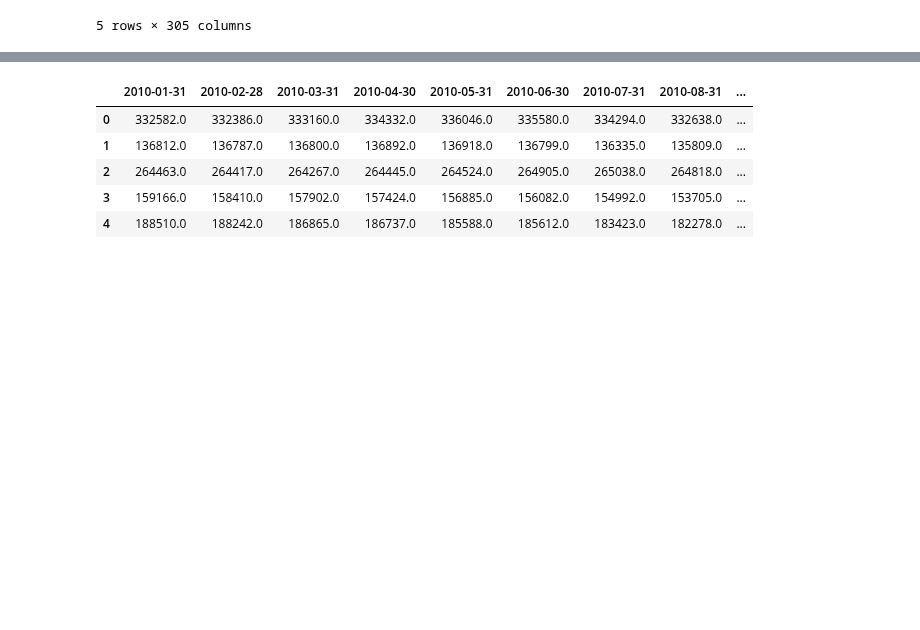
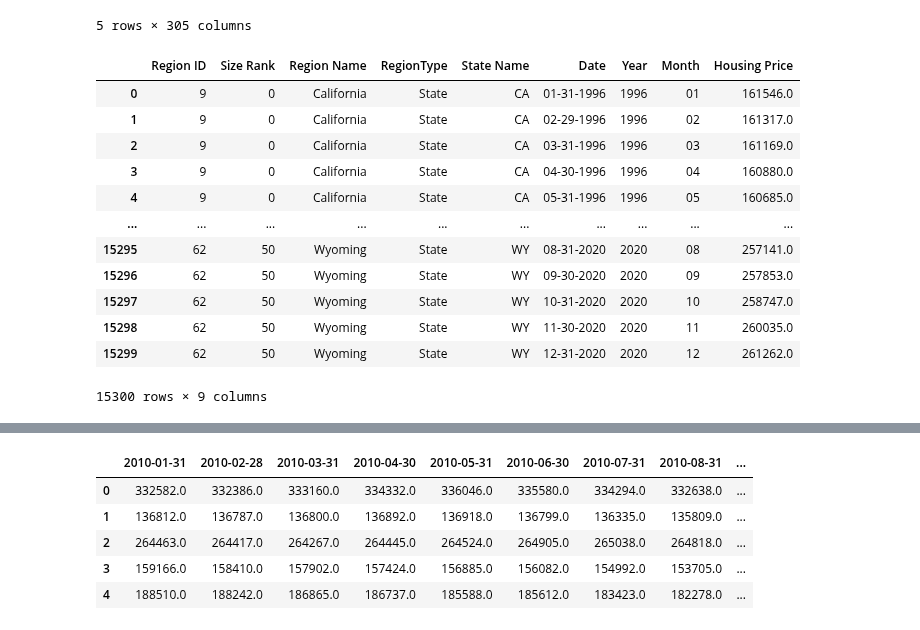
Before and after one commit to aliciasply/InterState-Migration, a Jupyter notebook: Code/Housing-Price-alicia.ipynb, the cells around one changed output, grey strips where cells are left out. Saved outputs shown, nothing was run; the diff lists cells and outputs as text; code cells hidden in the pictures; blank space fills up the shorter version.

```diff
--- a/Code/Housing-Price-alicia.ipynb
+++ b/Code/Housing-Price-alicia.ipynb
@@ -36,0 +44,40 @@ real_estate_data.head()
+# %%
+real_estate_df = []
+for i, row in real_estate_data.iterrows():
+    region_id = row["RegionID"]
+    size_rank = row["SizeRank"]
+    region_name = row["RegionName"]
+    region_type = row["RegionType"]
+    state_name = row["StateName"]
+    for x in real_estate_date:
+        dat = x.split("-")
+        a ={
+            "Region ID": region_id,
+            "Size Rank": size_rank,
+            "Region Name": region_name,
+            "RegionType": region_type,
+            "State Name": state_name,
+            "Date": f"{dat[1].rjust(2,'0')}-{dat[2].rjust(2,'0')}-{dat[0]}",
+            "Year": dat[0],
+            "Month": dat[1],
+            "Housing Price":row[x]
+        }
+        real_estate_df.append(a)
+# %%
+# creating the new dataframe for easy viewing
+new_RE_df = pd.DataFrame(real_estate_df)
+new_RE_df
+# %% [output]
+|  | Region ID | Size Rank | Region Name | RegionType | State Name | Date | Year | Month | Housing Price |
+| 0 | 9 | 0 | California | State | CA | 01-31-1996 | 1996 | 01 | 161546.0 |
+| 1 | 9 | 0 | California | State | CA | 02-29-1996 | 1996 | 02 | 161317.0 |
+| 2 | 9 | 0 | California | State | CA | 03-31-1996 | 1996 | 03 | 161169.0 |
+| 3 | 9 | 0 | California | State | CA | 04-30-1996 | 1996 | 04 | 160880.0 |
+| 4 | 9 | 0 | California | State | CA | 05-31-1996 | 1996 | 05 | 160685.0 |
+| ... | ... | ... | ... | ... | ... | ... | ... | ... | ... |
+| 15295 | 62 | 50 | Wyoming | State | WY | 08-31-2020 | 2020 | 08 | 257141.0 |
+| 15296 | 62 | 50 | Wyoming | State | WY | 09-30-2020 | 2020 | 09 | 257853.0 |
+| 15297 | 62 | 50 | Wyoming | State | WY | 10-31-2020 | 2020 | 10 | 258747.0 |
+| 15298 | 62 | 50 | Wyoming | State | WY | 11-30-2020 | 2020 | 11 | 260035.0 |
+| 15299 | 62 | 50 | Wyoming | State | WY | 12-31-2020 | 2020 | 12 | 261262.0 |
+15300 rows × 9 columns
```
Also changed, not shown: parts of 28 cells of this notebook, 1 other file.
